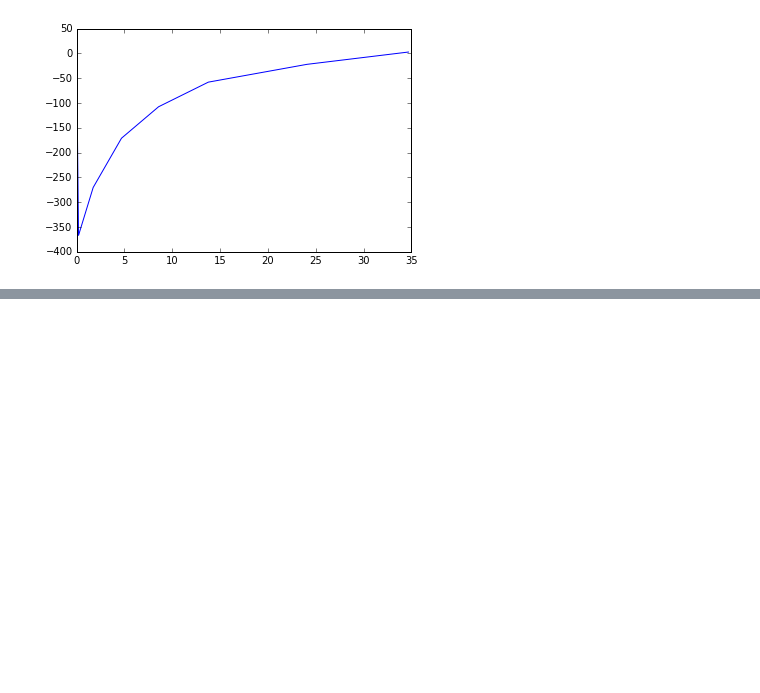
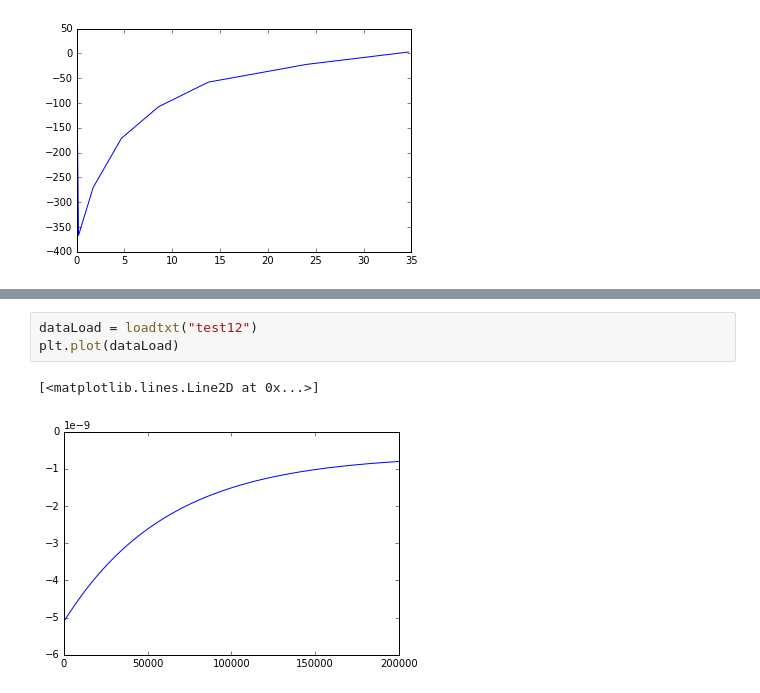
Before and after one commit to huskeypm/microglia, a Jupyter notebook: fitting/fitting.ipynb, the cells around one changed output, grey strips where cells are left out. Cells and saved outputs as stored; diff of their text form; blank space fills up the shorter version.

```diff
--- a/fitting/fitting.ipynb
+++ b/fitting/fitting.ipynb
@@ -63,3 +78,9 @@ plt.plot(expdata[:,0],expdata[:,1])
+# %%
+dataLoad = loadtxt("test12")
+plt.plot(dataLoad)
+# %% [output]
+[<matplotlib.lines.Line2D at 0x...>]
+[figure, added]
 # %%
 #data = aG.readPickle("test_cat.pickle")
 stateLabel = "I_ptxf"
```
Also changed, not shown: parts of 2 cells of this notebook, 4 other files.
